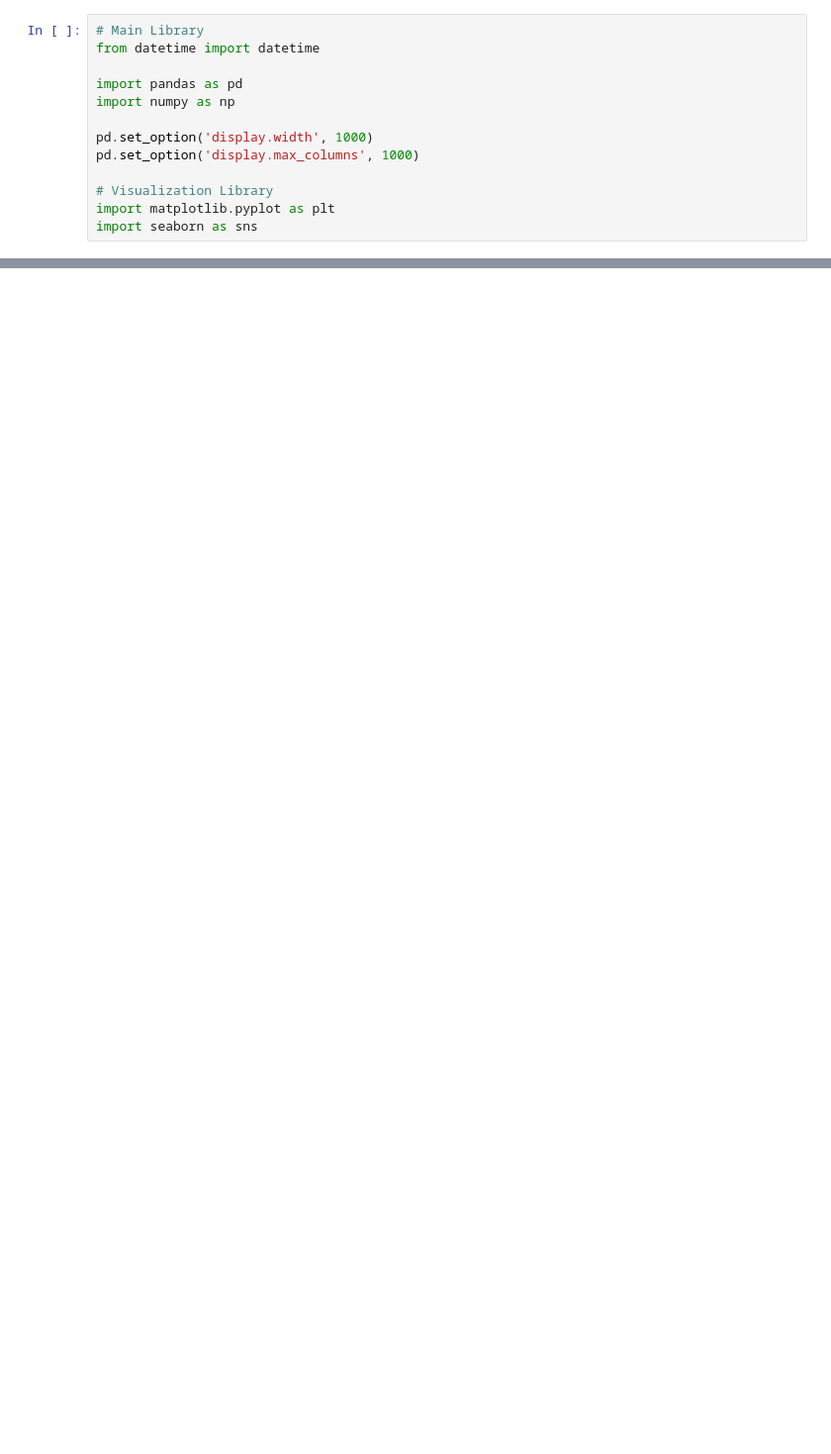
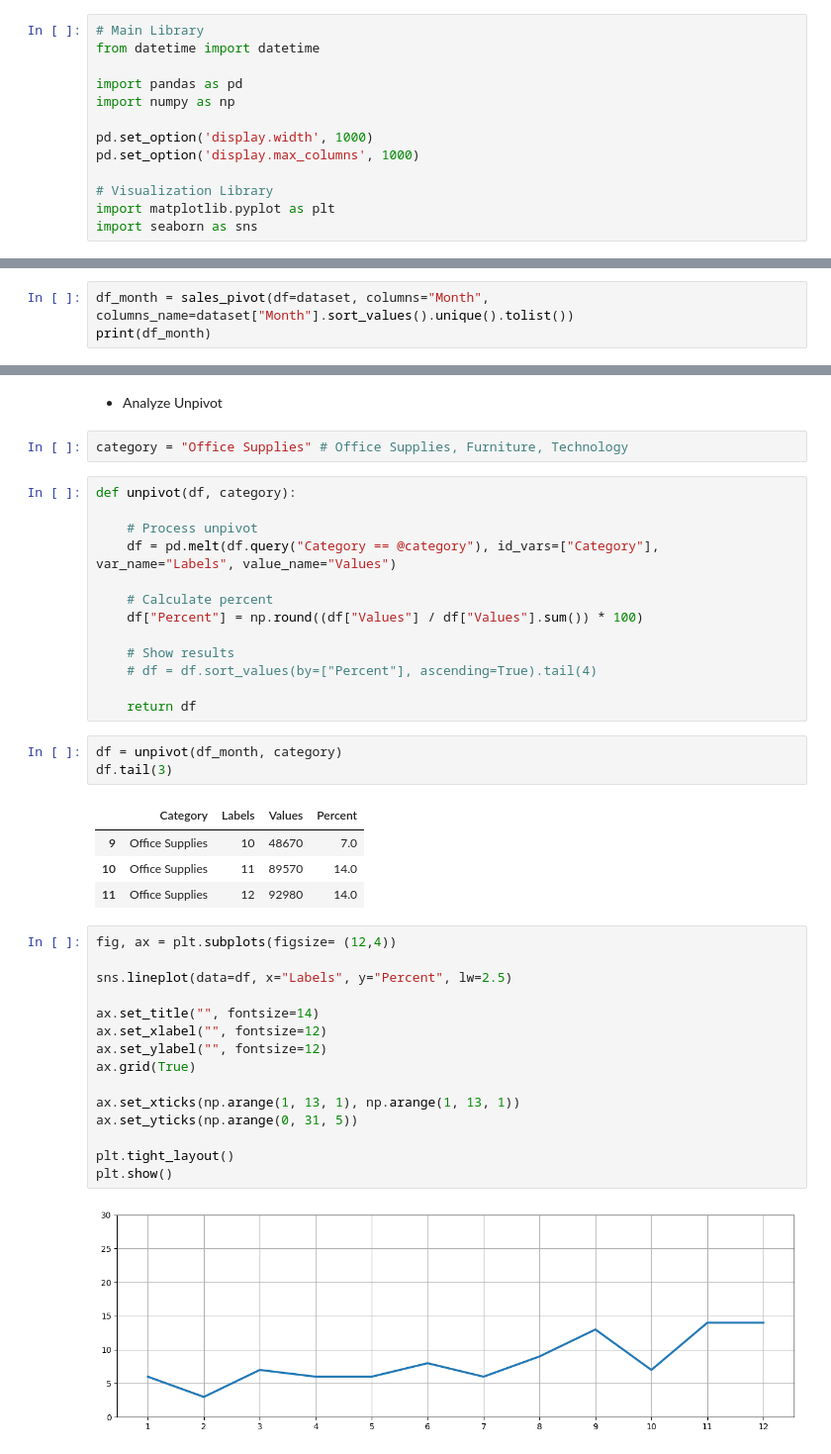
Before and after one commit to rezaaprm/logistics_supply, a Jupyter notebook: main.ipynb, the cells around one changed output, grey strips where cells are left out. Shown at 99% size. Saved outputs shown, nothing was run; the diff lists cells and outputs as text; blank space fills up the shorter version.

```diff
--- a/main.ipynb
+++ b/main.ipynb
@@ -266,0 +73,3 @@ array(['Central', 'East', 'South', 'West'], dtype=object)
+# %%
+df_month = sales_pivot(df=dataset, columns="Month", columns_name=dataset["Month"].sort_values().unique().tolist())
+print(df_month)
@@ -266,0 +145,42 @@ array(['Central', 'East', 'South', 'West'], dtype=object)
+# %% [markdown]
+- Analyze Unpivot
+# %%
+category = "Office Supplies" # Office Supplies, Furniture, Technology
+# %%
+def unpivot(df, category):
+
+    # Process unpivot
+    df = pd.melt(df.query("Category == @category"), id_vars=["Category"], var_name="Labels", value_name="Values")
+
+    # Calculate percent
+    df["Percent"] = np.round((df["Values"] / df["Values"].sum()) * 100)
+
+    # Show results
+    # df = df.sort_values(by=["Percent"], ascending=True).tail(4)
+
+    return df
+# %%
+df = unpivot(df_month, category)
+df.tail(3)
+# %% [output]
+|  | Category | Labels | Values | Percent |
+| 9 | Office Supplies | 10 | 48670 | 7.0 |
+| 10 | Office Supplies | 11 | 89570 | 14.0 |
+| 11 | Office Supplies | 12 | 92980 | 14.0 |
+# %%
+fig, ax = plt.subplots(figsize= (12,4))
+
+sns.lineplot(data=df, x="Labels", y="Percent", lw=2.5)
+
+ax.set_title("", fontsize=14)
+ax.set_xlabel("", fontsize=12)
+ax.set_ylabel("", fontsize=12)
+ax.grid(True)
+
+ax.set_xticks(np.arange(1, 13, 1), np.arange(1, 13, 1))
+ax.set_yticks(np.arange(0, 31, 5))
+
+plt.tight_layout()
+plt.show()
+# %% [output]
+[figure, added]
```
Also changed, not shown: parts of 61 cells of this notebook, 3 other files.
